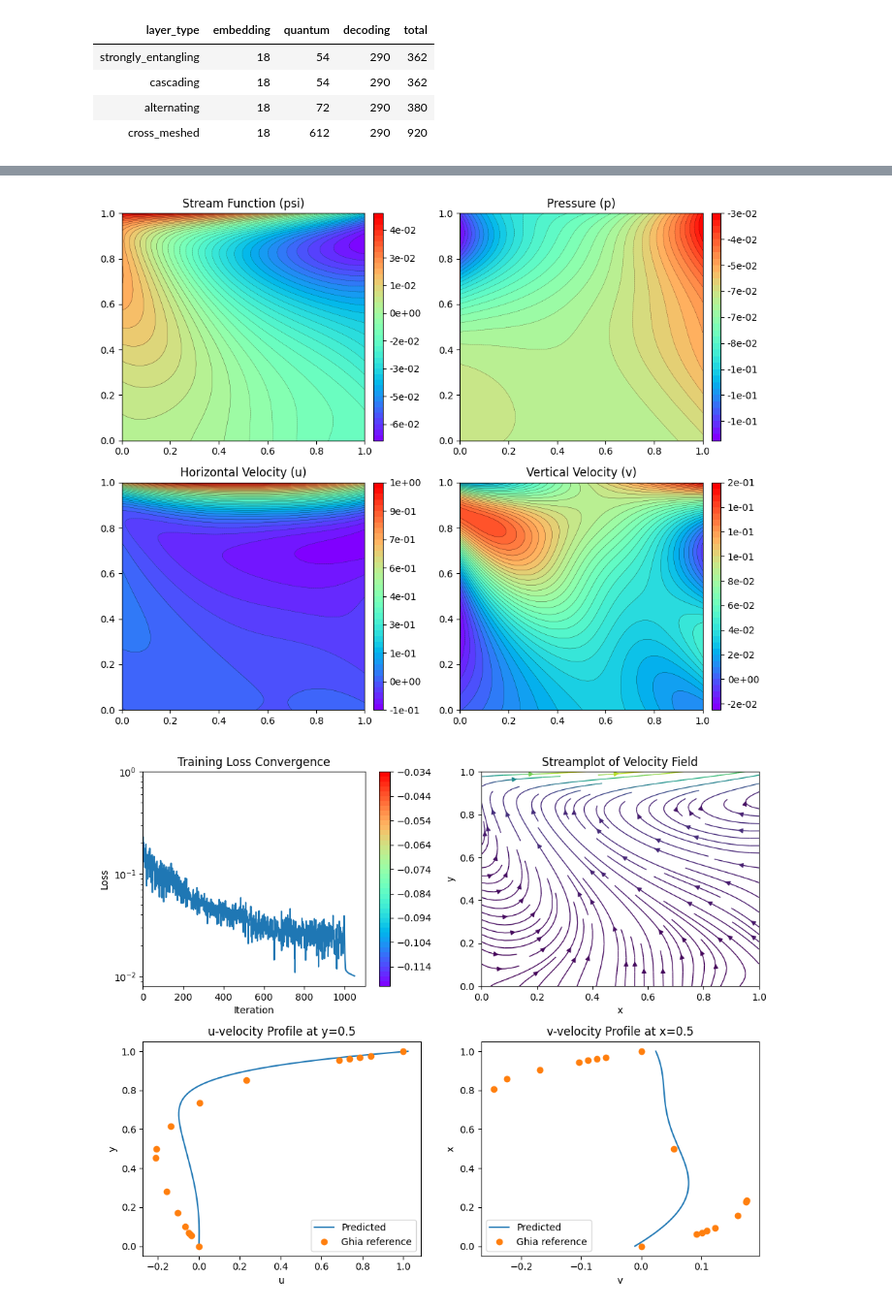
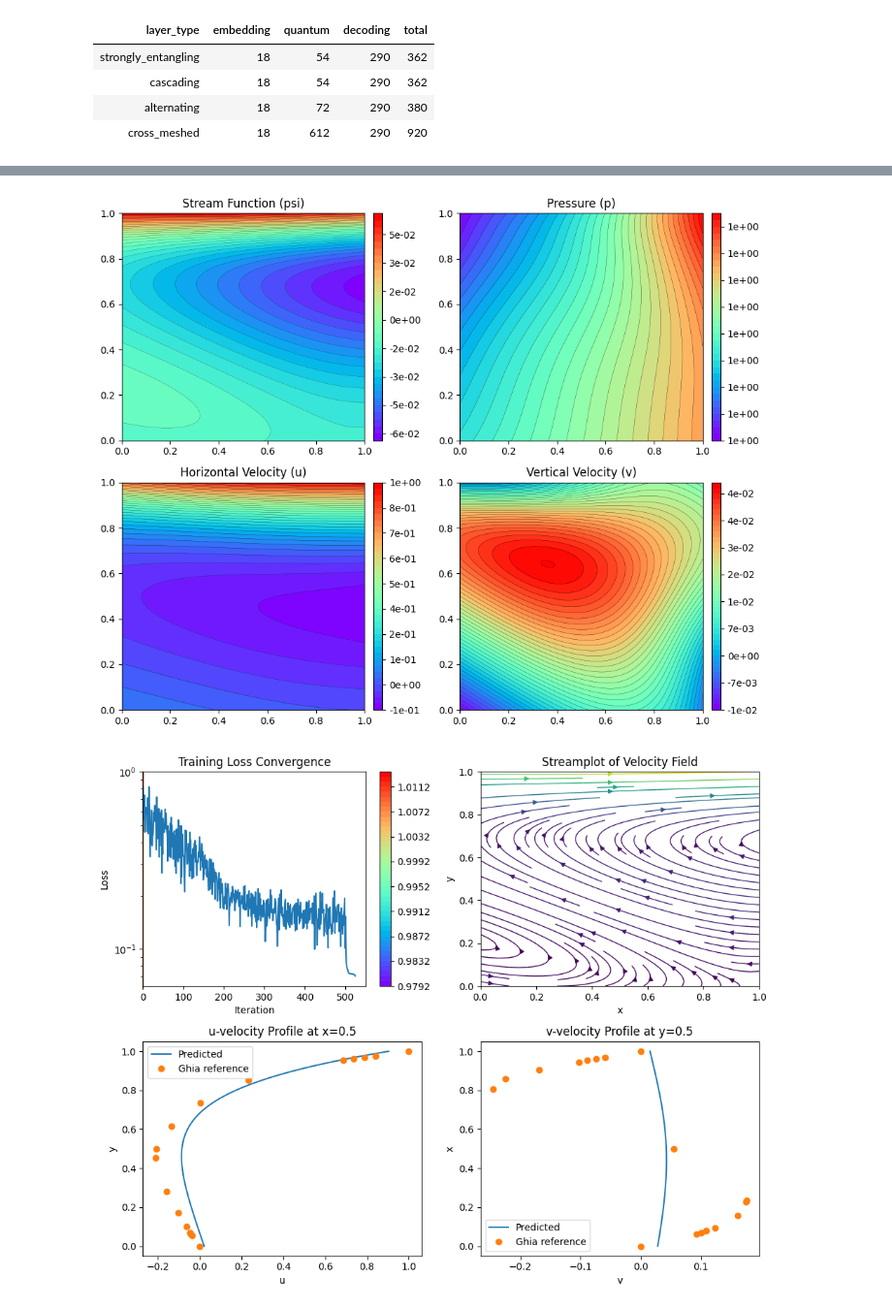
Before and after one commit to Lofty-Brambles/qsnippets, a Jupyter notebook: 06_explore_qpinns/te-qpinns/hybrid-qpinn.v2.ref.ipynb, the cells around one changed output, grey strips where cells are left out. Shown at 97% size. Drawn from its saved outputs; the diff is of its cells as text; code cells hidden in the pictures.

```diff
--- a/06_explore_qpinns/te-qpinns/hybrid-qpinn.v2.ref.ipynb
+++ b/06_explore_qpinns/te-qpinns/hybrid-qpinn.v2.ref.ipynb
@@ -533,7 +546,7 @@ def use_adam_optimizer(
         xy_eqn_batch, xy_bnd_batch, uv_bnd_batch = minibatch_sampling(
             batch_size=adam_params.get("batch_size", 256)
         )
-        loss = compute_loss(
+        loss, loss_eqn, loss_psi, loss_u, loss_v = compute_loss(
             model, xy_eqn_batch, xy_bnd_batch, uv_bnd_batch, RHO, 1 / RE
         )
 
@@ -550,7 +563,9 @@ def use_adam_optimizer(
 
         history.append(loss_value)
         if (i + 1) % print_every == 0 or i == 0:
-            print(f"[Adam {i + 1}/{adam_params['adam_iters']}] loss={loss_value:.4e}")
+            print(
+                f"[Adam {(i + 1):>4}/{adam_params['adam_iters']}] loss={loss_value:.4e} (eqn={loss_eqn:.4e}, psi={loss_psi:.4e}, u={loss_u:.4e}, v={loss_v:.4e})"
+            )
 
     if best_state is not None:
         ModelSave.restore(model, best_state)
@@ -584,7 +599,7 @@ def use_lbfgs_optimizer(
 
     def closure():
         model.zero_grad(set_to_none=True)  # performance opt
-        loss = compute_loss(model, xy_eqn, xy_bnd, uv_bnd, RHO, 1 / RE)
+        loss, _, _, _, _ = compute_loss(model, xy_eqn, xy_bnd, uv_bnd, RHO, 1 / RE)
         loss.backward()
         return loss
 
@@ -597,11 +612,7 @@ def use_lbfgs_optimizer(
 
         history.append(loss_value)
         if (i + 1) % print_every == 0 or i == 0:
-            print(f"[LBFGS {i + 1}/{lbfgs_iters}] loss={loss_value:.4e}")
-
-        if not np.isfinite(loss_value):
-            print(f"[LBFGS] non-finite loss at iter {i + 1}; stopping.")
-            break
+            print(f"[LBFGS {(i + 1):>2}/{lbfgs_iters}] loss={loss_value:.4e}")
 
     if best_state is not None:
         ModelSave.restore(model, best_state)
@@ -651,7 +662,7 @@ def train_qpinn(
     else:
         print("[LBFGS] No model manager provided, skipping save.")
 
-    final_loss = compute_loss(model, xy_eqn, xy_bnd, uv_bnd, RHO, 1 / RE)
+    final_loss, _, _, _, _ = compute_loss(model, xy_eqn, xy_bnd, uv_bnd, RHO, 1 / RE)
     print(f"Final loss after training: {final_loss:.4e}")
 
     return history
@@ -660,12 +671,12 @@ def train_qpinn(
 loss_history = train_qpinn(
     model,
     adam_params={
-        "adam_iters": 1000,
+        "adam_iters": 500,
         "adam_lr": 1e-3,
         "clip_grad": 1.0,
         "batch_size": 64,
     },
-    lbfgs_params={"lbfgs_iters": 50},
+    lbfgs_params={"lbfgs_iters": 25},
     xy_eqn=xy_eqn,
     xy_bnd=xy_bnd,
     uv_bnd=uv_bnd,
@@ -702,7 +705,11 @@ def contour(grid, x, y, z, title, levels=40):
     plt.subplot(grid)
     plt.contour(x, y, z, colors="k", linewidths=0.2, levels=levels)
     plt.contourf(
-        x, y, z, cmap="rainbow", levels=levels,
+        x,
+        y,
+        z,
+        cmap="rainbow",
+        levels=levels,
         norm=Normalize(vmin=vmin, vmax=vmax),
     )
     plt.title(title)
@@ -826,7 +833,7 @@ x_v_Re100 = np.array(
         0.0781,
         0.0703,
         0.0625,
-        0.0000
+        0.0000,
     ],
     dtype=np.float32,
 )
@@ -848,7 +855,7 @@ v_Re100 = np.array(
         0.10890,
         0.10091,
         0.09233,
-        0.00000
+        0.00000,
     ],
     dtype=np.float32,
 )
@@ -861,34 +868,34 @@ stride = 5
 
 axs[0, 0].semilogy(loss_history)
 axs[0, 0].set_title("Training Loss Convergence")
 axs[0, 0].set_xlabel("Iteration")
 axs[0, 0].set_ylabel("Loss")
 
 axs[0, 1].streamplot(
     X, Y, u, v, color=np.sqrt(u**2 + v**2), cmap="viridis", linewidth=1
 )
 axs[0, 1].set_title("Streamplot of Velocity Field")
 axs[0, 1].set_xlabel("x")
 axs[0, 1].set_ylabel("y")
 
 mid_x = np.argmin(np.abs(x_lin - 0.5))
 axs[1, 0].plot(u[:, mid_x], y_lin, label="Predicted")
 axs[1, 0].plot(u_Re100, y_u_Re100, "o", label="Ghia reference")
-axs[1, 0].set_title("u-velocity Profile at y=0.5")
+axs[1, 0].set_title("u-velocity Profile at x=0.5")
 axs[1, 0].set_xlabel("u")
 axs[1, 0].set_ylabel("y")
 axs[1, 0].legend()
 
 mid_y = np.argmin(np.abs(y_lin - 0.5))
 axs[1, 1].plot(v[mid_y, :], x_lin, label="Predicted")
 axs[1, 1].plot(v_Re100, x_v_Re100, "o", label="Ghia reference")
-axs[1, 1].set_title("v-velocity Profile at x=0.5")
+axs[1, 1].set_title("v-velocity Profile at y=0.5")
 axs[1, 1].set_xlabel("v")
 axs[1, 1].set_ylabel("x")
 axs[1, 1].legend()
 
 plt.tight_layout()
 plt.show()
 # %% [output]
-[figure, old version]
+[figure, new version]
-[figure, old version]
+[figure, new version]
```
Also changed, not shown: parts of 5 cells of this notebook, 3 other files.
